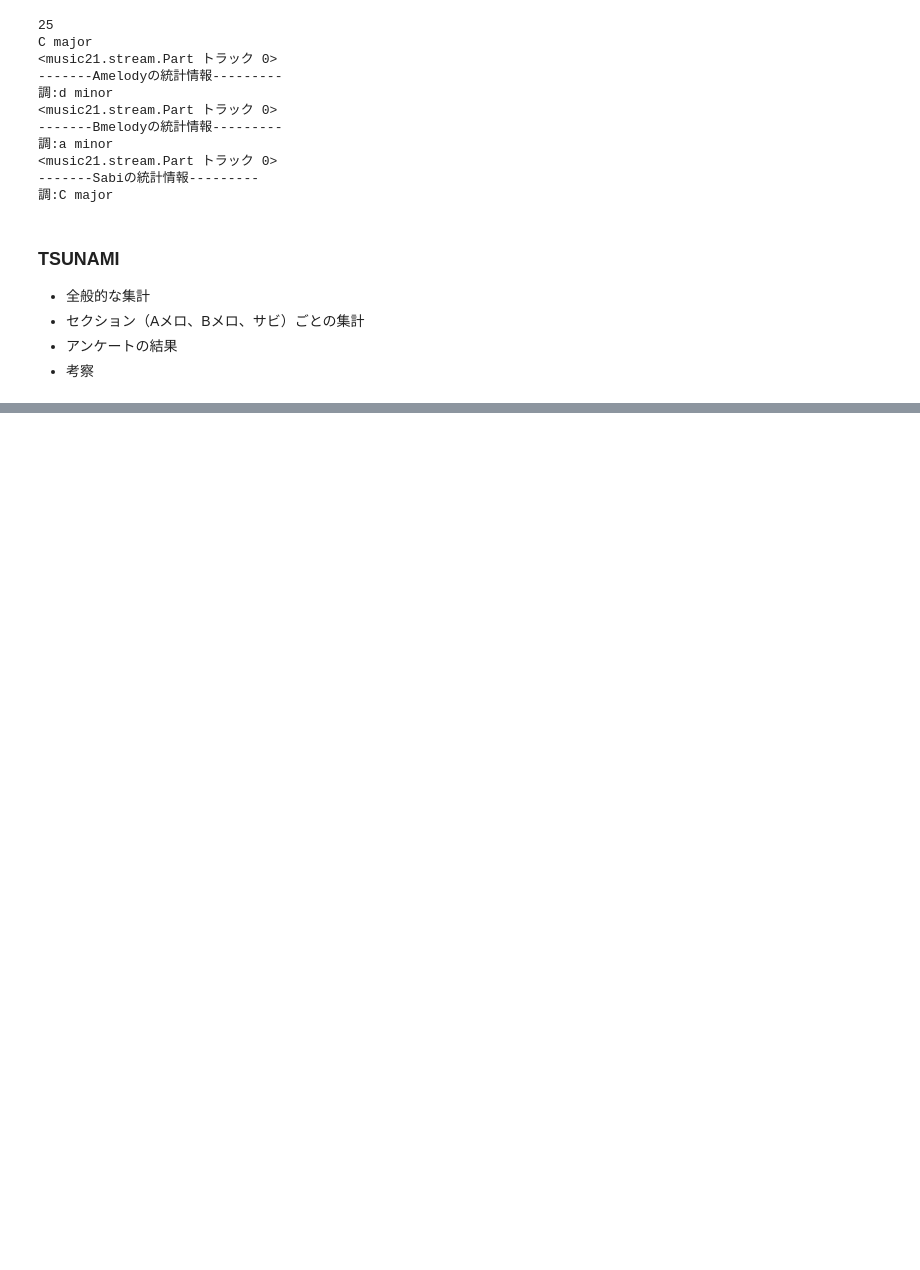
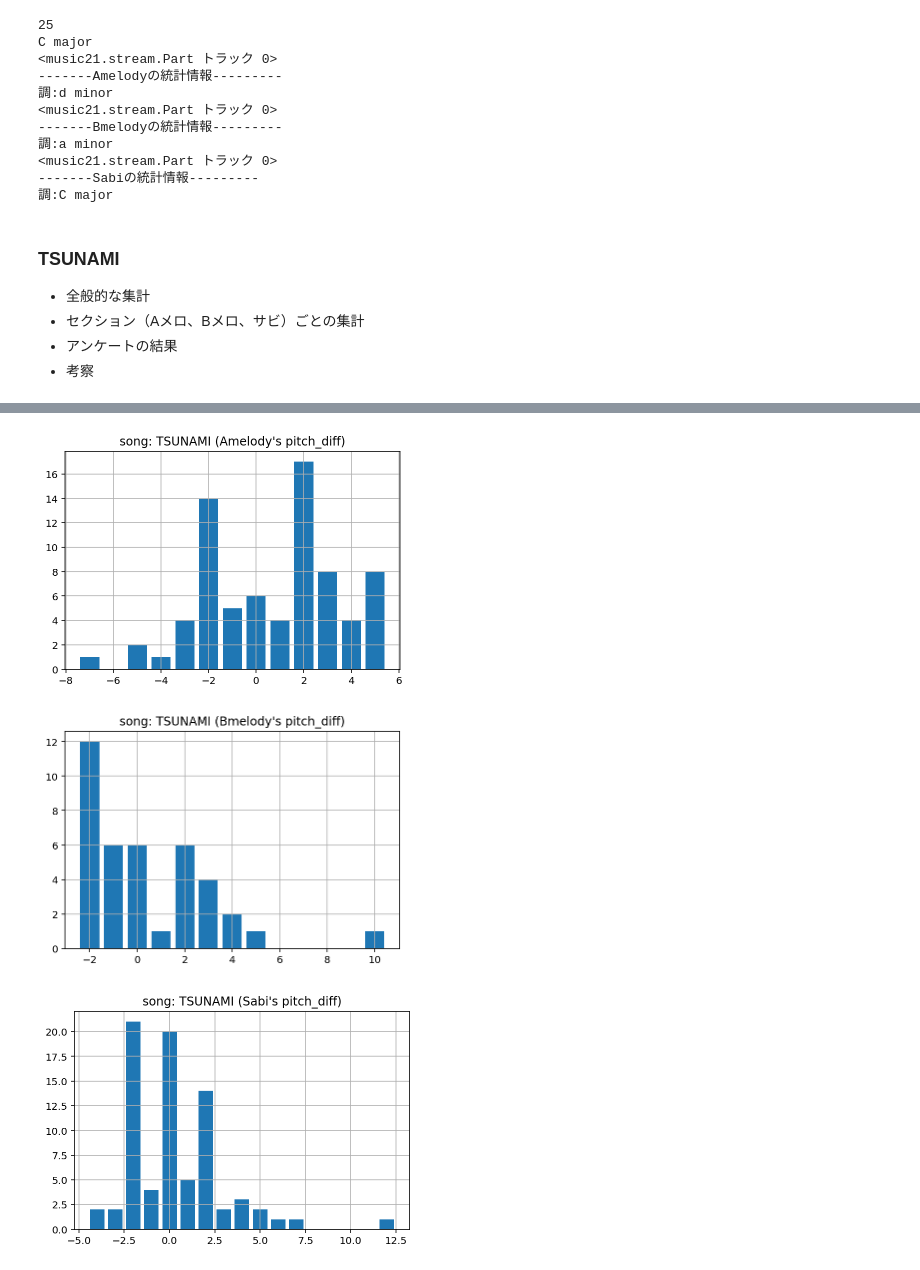
Before and after one commit to LifeEshiniki/sotsuken, a Jupyter notebook: section_analysis_1002.ipynb, the cells around one changed output, grey strips where cells are left out. Drawn from its saved outputs; the diff is of its cells as text; code cells hidden in the pictures; blank space fills up the shorter version.

```diff
--- a/section_analysis_1002.ipynb
+++ b/section_analysis_1002.ipynb
@@ -296,0 +371,6 @@ class gakuhu_object:
+# %%
+tsunami.plot_pitch_diff()
+# %% [output]
+[figure, added]
+[figure, added]
+[figure, added]
```
Also changed, not shown: parts of 10 cells of this notebook.
